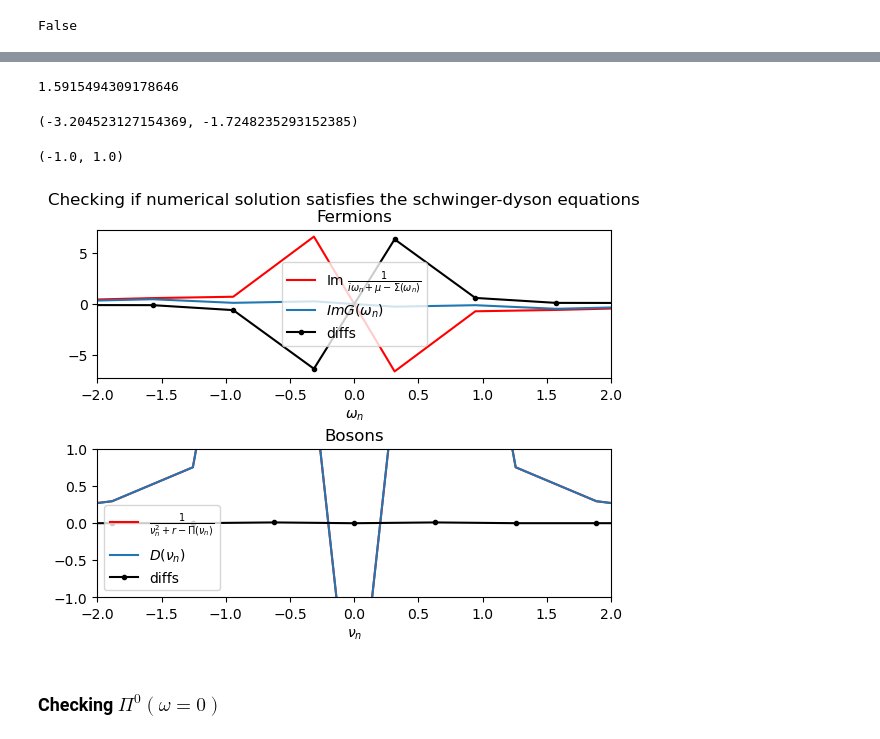
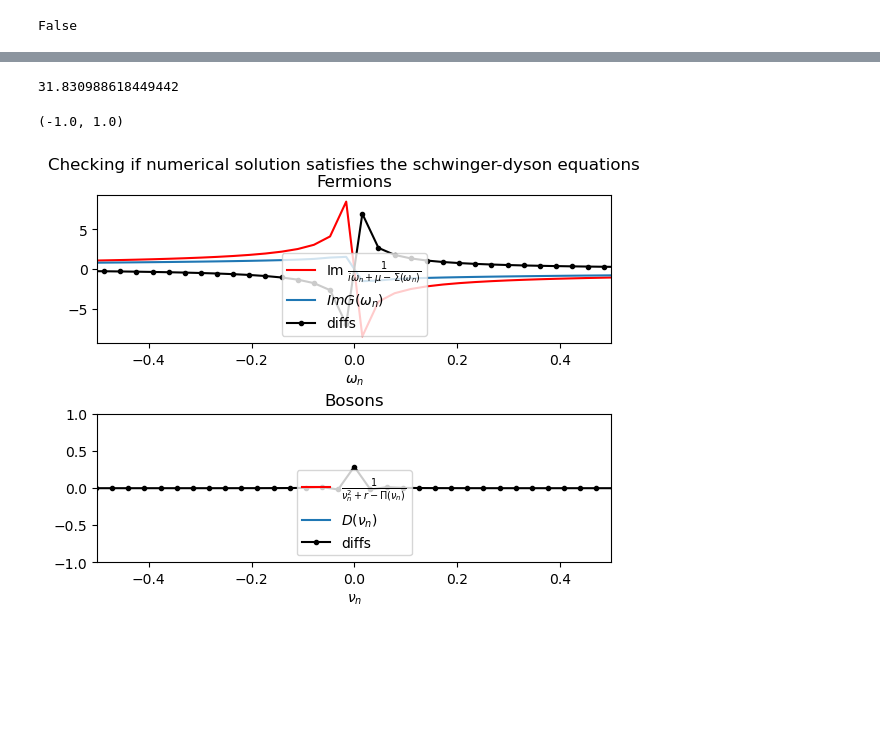
Before and after one commit to aravindhshankar/TwoSidedYSYK, a Jupyter notebook: Esterlis_SchmalianImagTime.ipynb, the cells around one changed output, grey strips where cells are left out. Drawn from its saved outputs; the diff is of its cells as text; code cells hidden in the pictures; blank space fills up the shorter version.

```diff
--- a/Esterlis_SchmalianImagTime.ipynb
+++ b/Esterlis_SchmalianImagTime.ipynb
@@ -17,13 +17,13 @@ import time
 Nbig = int(2**16)
 err = 1e-4
 
-beta = 10
+beta = 200
 mu = 0.0
 g = 1.
 #r = 0.0 + 1e-8 * 1j
-#r = 1.
+r = 1.
 #r = g**2 * beta/2 + 0.001
-r = 1e-8
+#r = 1e-8
 kappa = 1.
 
 omega = (2 * np.arange(Nbig) - Nbig + 1) * np.pi/beta
@@ -78,8 +78,8 @@ while(diff>err):
 
     Sigmaomega = Time2FreqF(Sigmatau,Nbig,beta)
     Piomega =  Time2FreqB(Pitau,Nbig,beta)
-    #if itern < 10 :
-    #    Piomega[Nbig//2] = 1.0*r - omegar2
+    if itern < 5 :
+        Piomega[Nbig//2] = 1.0*r - omegar2
 
 
     Gomega = xG*(1./(1j*omega + mu - Sigmaomega)) + (1-xG)*oldGomega
@@ -263,37 +256,31 @@ ax2.set_ylim(-1,1)
 # %%
 1/(omega[2]-omega[1]) # number of points in the window 0 - 1 for omega
 # %% [output]
-1.5915494309178646
+31.830988618449442
-# %%
-np.real(Domega[Nbig//2]),np.real(1./(nu**2 + r - Piconfomega)[Nbig//2])
-# %% [output]
-(-3.204523127154369, -1.7248235293152385)
 # %%
 fig, (ax1,ax2) = plt.subplots(2)
 fig.tight_layout(pad=3)
 fig.suptitle('Checking if numerical solution satisfies the schwinger-dyson equations')
 
 ax1.plot(omega,np.imag(1./(1j*omega + mu  - Sigmaomega)),'r',label=r'Im $\frac{1}{i\omega_n + \mu - \Sigma(\omega_n)}$')
 ax1.plot(omega,np.imag(Gomega),label=r'$Im G(\omega_n)$')
 ax1.plot(omega,np.imag(Gomega - 1./(1j*omega + mu  - Sigmaomega)),'k.-',label='diffs')
 ax1.set_title('Fermions')
 ax1.legend()
 ax1.set_xlabel(r'$\omega_n$')
-ax1.set_xlim(-2,2)
+ax1.set_xlim(-0.5,0.5)
 #ax1.set_ylim(-0.3,0.3)
 
 ax2.plot(nu,np.real(1./(nu**2 + r - Piomega)),'r',label = r'$\frac{1}{\nu_n^2 + r - \Pi(\nu_n)}$')
 ax2.plot(nu,np.real(Domega),label=r'$D(\nu_n)$')
 ax2.plot(nu,np.real(Domega - 1./(nu**2 + r - Piomega)),'k.-',label='diffs')
 ax2.set_title('Bosons')
 ax2.legend()
 ax2.set_xlabel(r'$\nu_n$')
-ax2.set_xlim(-2,2)
+ax2.set_xlim(-0.5,0.5)
 ax2.set_ylim(-1,1)
 
-#plt.savefig('Checking consistency of E-S solution.pdf')
+#plt.savefig('Checking consistency of Numerical solution.pdf')
 # %% [output]
 (-1.0, 1.0)
-[figure, old version]
+[figure, new version]
-# %% [markdown]
-### Checking $\Pi^0(\omega=0)$
```
Also changed, not shown: parts of 7 cells of this notebook, 1 other file.
